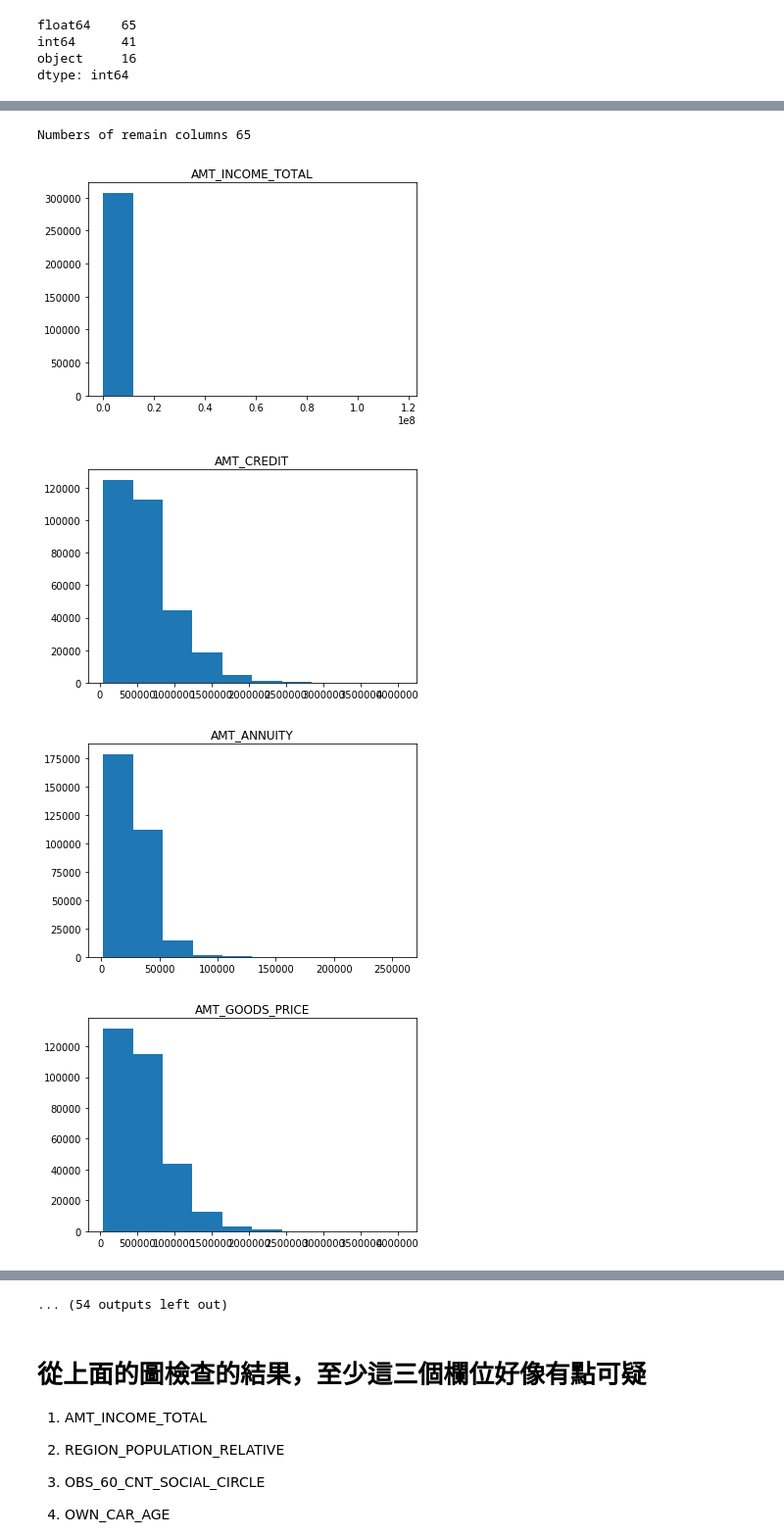
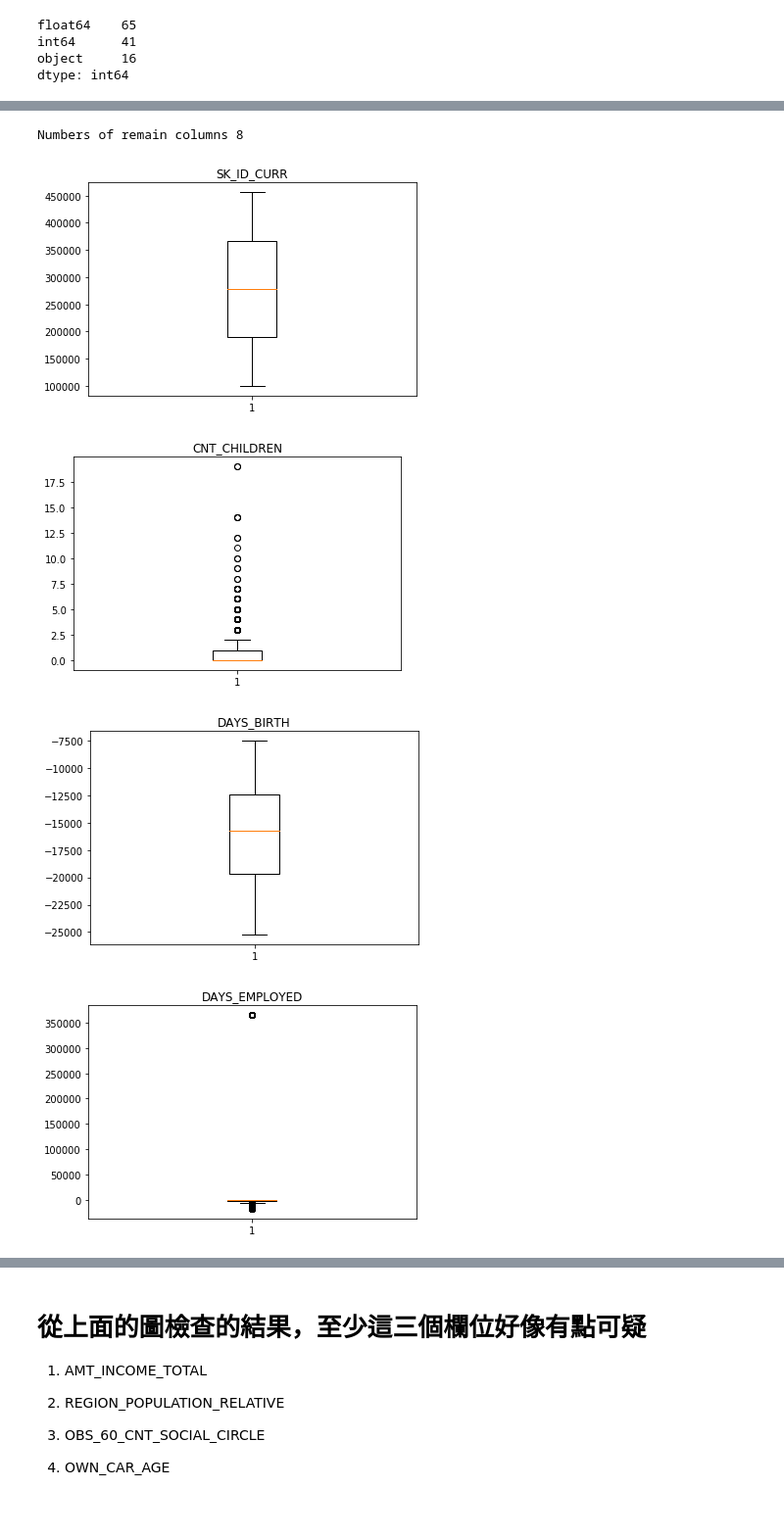
Before and after one commit to linhui1017/2nd-ML100Days, a Jupyter notebook: homework/Day_006_HW.ipynb, the cells around one changed output, grey strips where cells are left out. Shown at 98% size. Cells and saved outputs as stored; diff of their text form; code cells hidden in the pictures; blank space fills up the shorter version.

```diff
--- a/homework/Day_006_HW.ipynb
+++ b/homework/Day_006_HW.ipynb
@@ -13,7 +13,7 @@ import matplotlib.pyplot as plt
 %matplotlib inline
 
 # 設定 data_path
-dir_data = '../data'
+dir_data = './data'
 # %%
 f_app = os.path.join(dir_data, 'application_train.csv')
 print('Path of read in data: %s' % (f_app))
@@ -93,28 +93,34 @@ Numbers of remain columns 65
 # %%
 # 先篩選數值型的欄位
 """
 YOUR CODE HERE, fill correct data types (for example str, float, int, ...)
 """
 
 dtype_select = ["int64", "float64"]
 
 numeric_columns = list(app_train.columns[list(app_train.dtypes.isin(dtype_select))])
 
 # 再把只有 2 值 (通常是 0,1) 的欄位去掉
 numeric_columns = list(app_train[numeric_columns].columns[list(app_train[numeric_columns].apply(lambda x:len(x.unique())!=2 ))])
 print("Numbers of remain columns %d" % len(numeric_columns))
 
 # 檢視這些欄位的數值範圍
 for col in numeric_columns:
     """
     Your CODE HERE, make the box plot
     """
-    plt.hist(app_train[col])
+    #plt.hist(app_train[col])
+    plt.boxplot(app_train[col])
     plt.title(col)
+    #app_train.boxplot(col)
     plt.show()
+
+#boxplot refance
+#https://wiki.mbalib.com/zh-tw/%E7%AE%B1%E7%BA%BF%E5%9B%BE
+#http://estat.ncku.edu.tw/topic/graph_stat/base/BoxPlot.html
 # %% [output]
-Numbers of remain columns 65
+Numbers of remain columns 8
-[figure, old version]
+[figure, new version]
-[figure, old version]
+[figure, new version]
-[figure, old version]
+[figure, new version]
-[figure, old version]
+[figure, new version]
@@ -128,4 +131,3 @@ Numbers of remain columns 65
-... (54 outputs left out)
 # %% [markdown]
 # 從上面的圖檢查的結果，至少這三個欄位好像有點可疑
 
```
Also changed, not shown: parts of 10 cells of this notebook, 1 other file.
